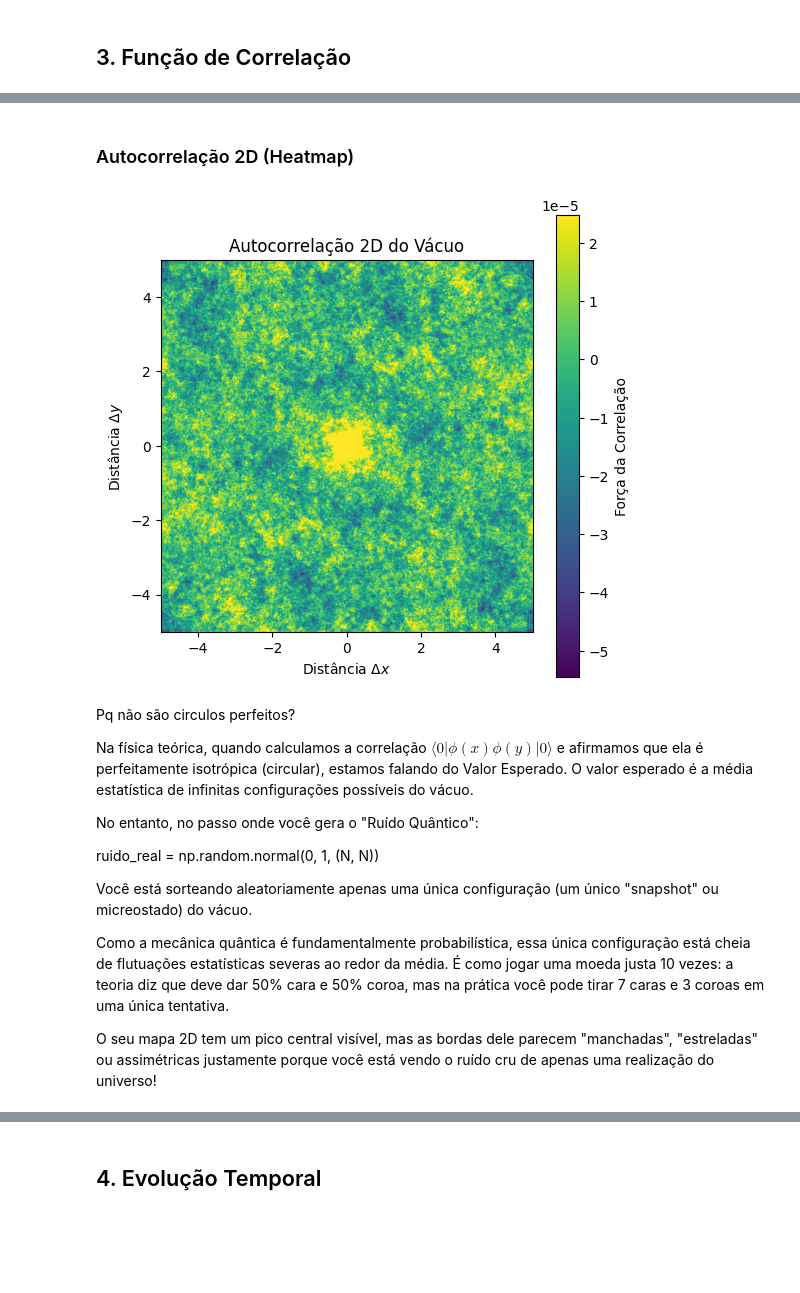
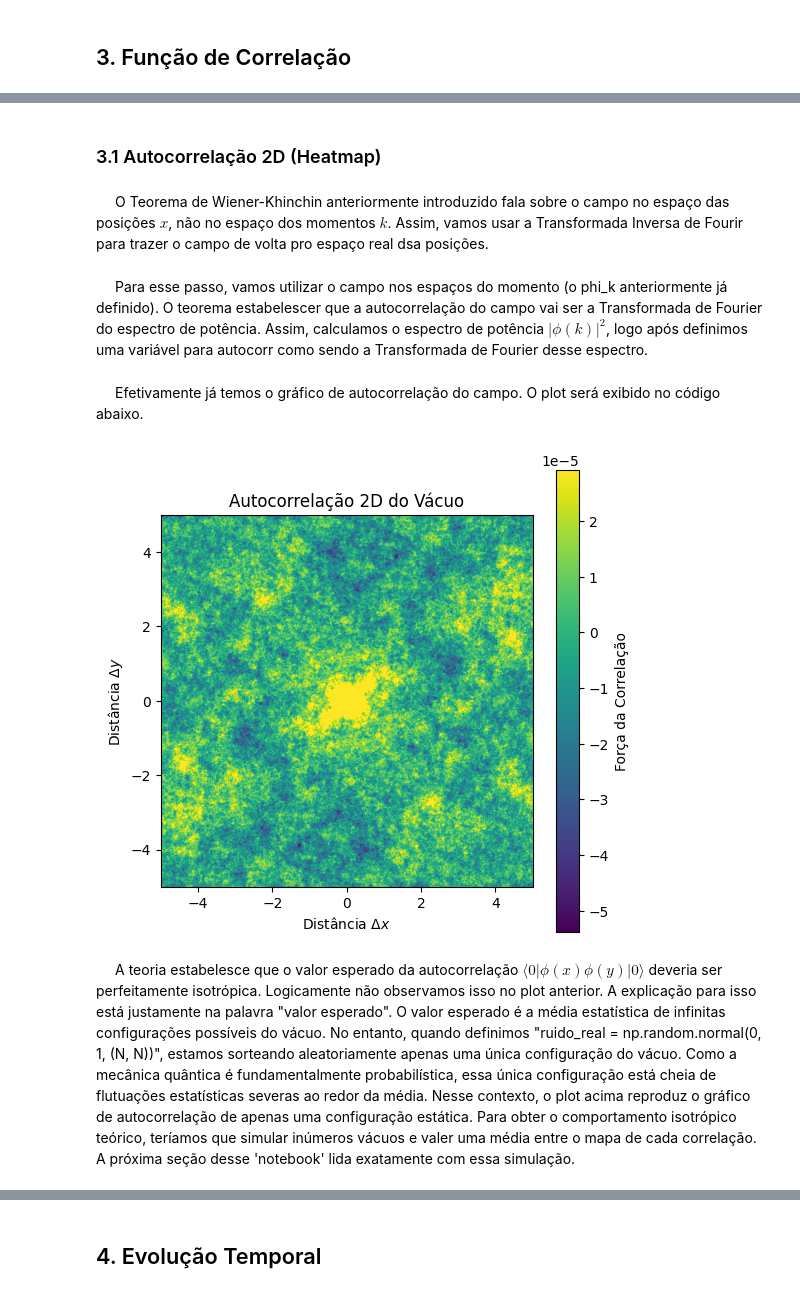
Before and after one commit to Wally-sson/pys, a Jupyter notebook: Flutuação do Vácuo/Flutuação de Vácuo.ipynb, the cells around one changed output, grey strips where cells are left out. Cells and saved outputs as stored; diff of their text form; code cells hidden in the pictures; blank space fills up the shorter version.

```diff
--- a/Flutuação do Vácuo/Flutuação de Vácuo.ipynb
+++ b/Flutuação do Vácuo/Flutuação de Vácuo.ipynb
@@ -175,2 +154,6 @@ $\quad$ O gráfico 2D gerado no final nos fornece a "assinatura geométrica" do
 # %% [markdown]
-### Autocorrelação 2D (Heatmap)
+### 3.1 Autocorrelação 2D (Heatmap)
+# %% [markdown]
+$\quad$ O Teorema de Wiener-Khinchin anteriormente introduzido fala sobre o campo no espaço das posições $x$, não no espaço dos momentos $k$. Assim, vamos usar a Transformada Inversa de Fourir para trazer o campo de volta pro espaço real dsa posições.
+# %% [markdown]
+$\quad$ Para esse passo, vamos utilizar o campo nos espaços do momento (o phi_k anteriormente já definido). O teorema estabelescer que a autocorrelação do campo vai ser a Transformada de Fourier do espectro de potência. Assim, calculamos o espectro de potência $|\phi(k)|^2$, logo após definimos uma variável para autocorr como sendo a Transformada de Fourier desse espectro.
@@ -177,46 +167,26 @@ $\quad$ O gráfico 2D gerado no final nos fornece a "assinatura geométrica" do
+# %% [markdown]
+$\quad$ Efetivamente já temos o gráfico de autocorrelação do campo. O plot será exibido no código abaixo.
 # %%
-# --- 6. Transformada Inversa de Fourier (IFFT) ---
-# Pegamos as ondas no espaço dos momentos e transformamos no campo físico no espaço real.
-phi_x = np.fft.ifft2(phi_k)
-
-# --- Autocorrelação 2D ---
-espectro_potencia = np.abs(phi_k)**2
-espectro_potencia[0, 0] = 0
-
-autocorr_2d = np.real(np.fft.ifft2(espectro_potencia))
-autocorr_2d = np.fft.fftshift(autocorr_2d)
-
 # --- Plot Heatmap ---
 plt.figure(figsize=(6, 6))
 
 vmax_corte = np.percentile(autocorr_2d, 98)
 plt.imshow(
     autocorr_2d,
     cmap='viridis',
     extent=[-L/2, L/2, -L/2, L/2],
     vmax=vmax_corte
 )
 
 plt.title('Autocorrelação 2D do Vácuo')
 plt.xlabel(r'Distância $\Delta x$')
 plt.ylabel(r'Distância $\Delta y$')
 plt.colorbar(label='Força da Correlação')
 
 plt.show()
 # %% [output]
-[figure, old version]
+[figure, new version]
-# %% [markdown]
-Pq não são circulos perfeitos?
-
-Na física teórica, quando calculamos a correlação $\langle 0 | \phi(x)\phi(y) | 0 \rangle$ e afirmamos que ela é perfeitamente isotrópica (circular), estamos falando do Valor Esperado. O valor esperado é a média estatística de infinitas configurações possíveis do vácuo.
-
-No entanto, no passo onde você gera o "Ruído Quântico":
-
-ruido_real = np.random.normal(0, 1, (N, N))
-
-Você está sorteando aleatoriamente apenas uma única configuração (um único "snapshot" ou micreostado) do vácuo.
-
-Como a mecânica quântica é fundamentalmente probabilística, essa única configuração está cheia de flutuações estatísticas severas ao redor da média. É como jogar uma moeda justa 10 vezes: a teoria diz que deve dar 50% cara e 50% coroa, mas na prática você pode tirar 7 caras e 3 coroas em uma única tentativa.
-
-O seu mapa 2D tem um pico central visível, mas as bordas dele parecem "manchadas", "estreladas" ou assimétricas justamente porque você está vendo o ruído cru de apenas uma realização do universo!
+# %% [markdown]
+$\quad$ A teoria estabelesce que o valor esperado da autocorrelação  $\langle 0 | \phi(x)\phi(y) | 0 \rangle$ deveria ser perfeitamente isotrópica. Logicamente não observamos isso no plot anterior. A explicação para isso está justamente na palavra "valor esperado".
+O valor esperado é a média estatística de infinitas configurações possíveis do vácuo. No entanto, quando definimos "ruido_real = np.random.normal(0, 1, (N, N))", estamos sorteando aleatoriamente apenas uma única configuração do vácuo. Como a mecânica quântica é fundamentalmente probabilística, essa única configuração está cheia de flutuações estatísticas severas ao redor da média. Nesse contexto, o plot acima reproduz o gráfico de autocorrelação de apenas uma configuração estática. Para obter o comportamento isotrópico teórico, teríamos que simular inúmeros vácuos e valer uma média entre o mapa de cada correlação. A próxima seção desse 'notebook' lida exatamente com essa simulação.
 # %% [markdown]
```
Also changed, not shown: parts of 52 cells of this notebook, 2 other files.
